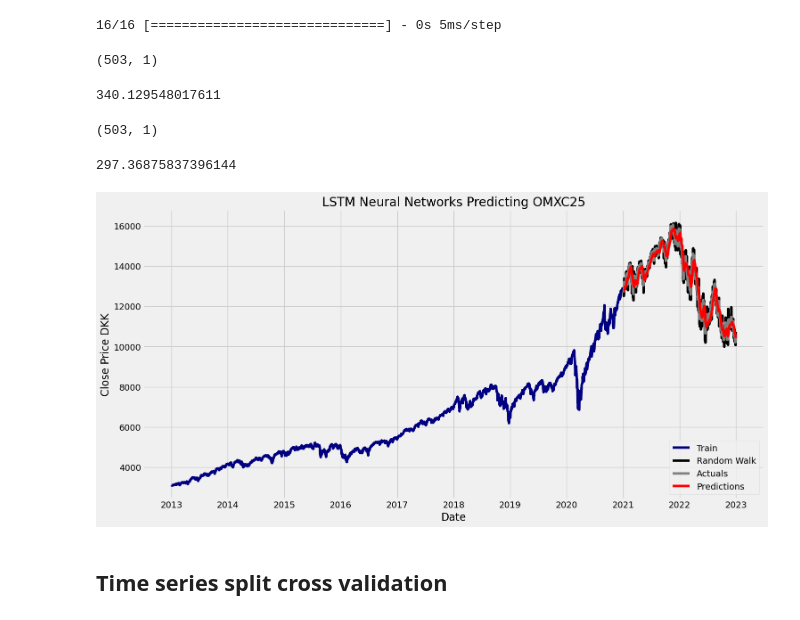
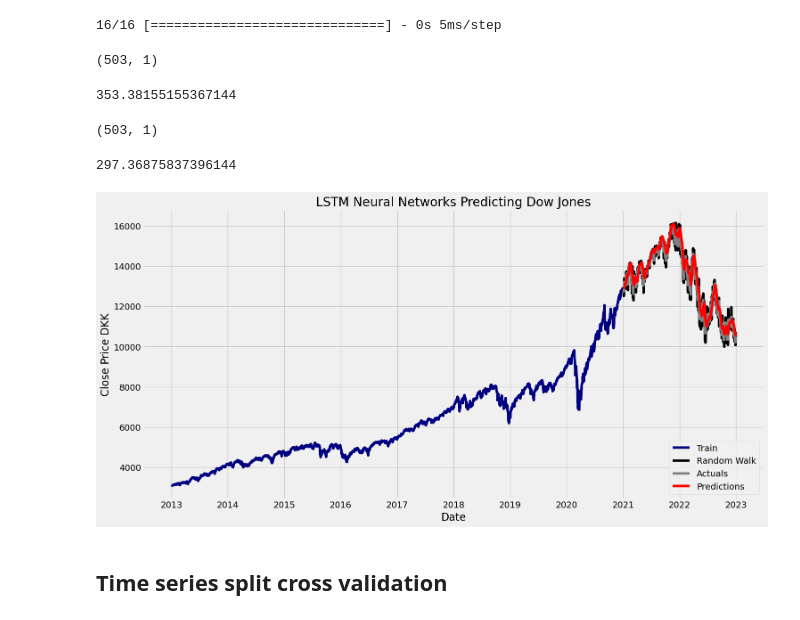
Before and after one commit to odamgaard/Seminar-Applied-Corporate-Finance, a Jupyter notebook: Project/Neural Network (DJI).ipynb, the cells around one changed output. Cells and saved outputs as stored; diff of their text form; code cells hidden in the pictures.

```diff
--- a/Project/Neural Network (DJI).ipynb
+++ b/Project/Neural Network (DJI).ipynb
@@ -36,8 +36,8 @@ ixic_data.index = ixic_data.index.date
 df = ixic_data[['High', 'Low', 'Open', 'Close', 'Volume']]
 
 # Add a random walk column
-random_walk = [3112.260010]
-for _ in range(1, len(df)):
+random_walk = [3112.260010,3100.570068]
+for _ in range(2, len(df)):
     close_t_minus_1 = df['Close'].iloc[_ - 1]
     close_t_minus_2 = df['Close'].iloc[_ - 2]
     e = close_t_minus_1 - close_t_minus_2  # Change e to be the difference between close_t-1 and close_t-2
@@ -223,7 +223,7 @@ rmse_strategy = np.sqrt(np.mean((predictions - y_test)**2))
 rmse_strategy
 # %% [output]
 (503, 1)
-340.129548017611
+353.38155155367144
 # %%
 # Extract random walk values
 df['Date'] = pd.to_datetime(df['Date'])
@@ -249,35 +249,35 @@ random_predictions_reshaped
 # %%
 # Separate the data into training and validation sets
 train = data[:training_data_len]
 valid = data[training_data_len:]
 valid = valid.copy()  # Create a copy to avoid the SettingWithCopyWarning
 valid['Predictions'] = predictions  # Add predicted values to the 'valid' DataFrame
 
 # Create a plot to visualize the data
 plt.figure(figsize=(16, 8))
-plt.title('LSTM Neural Networks Predicting OMXC25')
+plt.title('LSTM Neural Networks Predicting Dow Jones')
 plt.xlabel('Date', fontsize=17)
 plt.ylabel('Close Price DKK', fontsize=17)
 
 # Plot the 'Close' prices from the training data
 plt.plot(train['Close'], label='Train', color='navy')
 
 # Add the entire random walk to the plot
 plt.plot(df_random['Random_Walk'], label='Random Walk', color='black')
 
 # Plot the 'Close' prices from the validation data
 plt.plot(valid['Close'], label='Actuals', color='grey')
 
 # Plot the 'Predictions' from the validation data
 plt.plot(valid['Predictions'], label='Predictions', color='red')
 
 # Add a legend to the plot
 plt.legend(loc='lower right')
 
 # Display the plot
 plt.show()
 # %% [output]
-[figure, old version]
+[figure, new version]
 # %% [markdown]
 ## Time series split cross validation
 # %%
```
Also changed, not shown: parts of 12 cells of this notebook.
